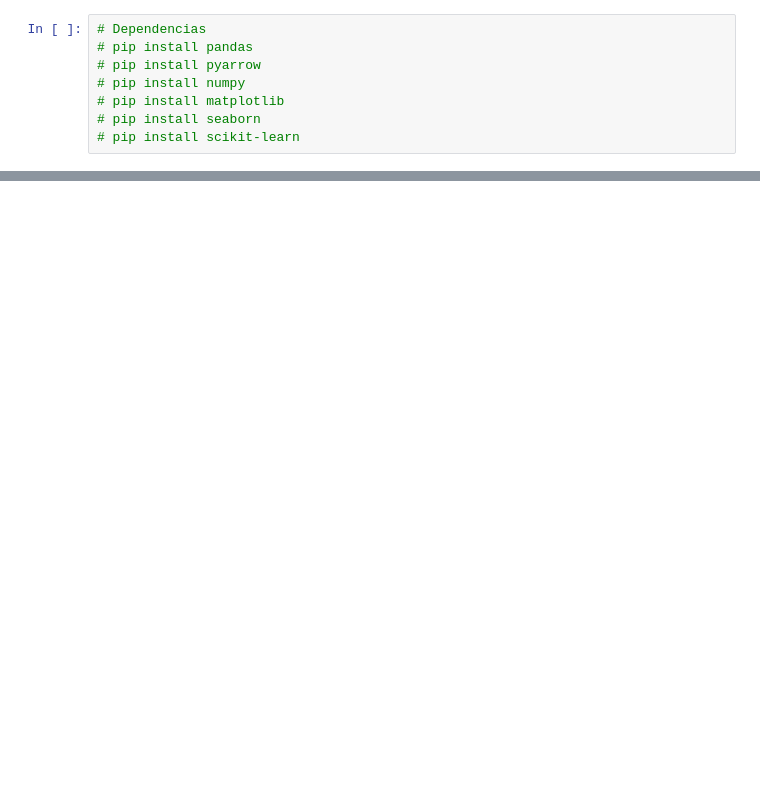
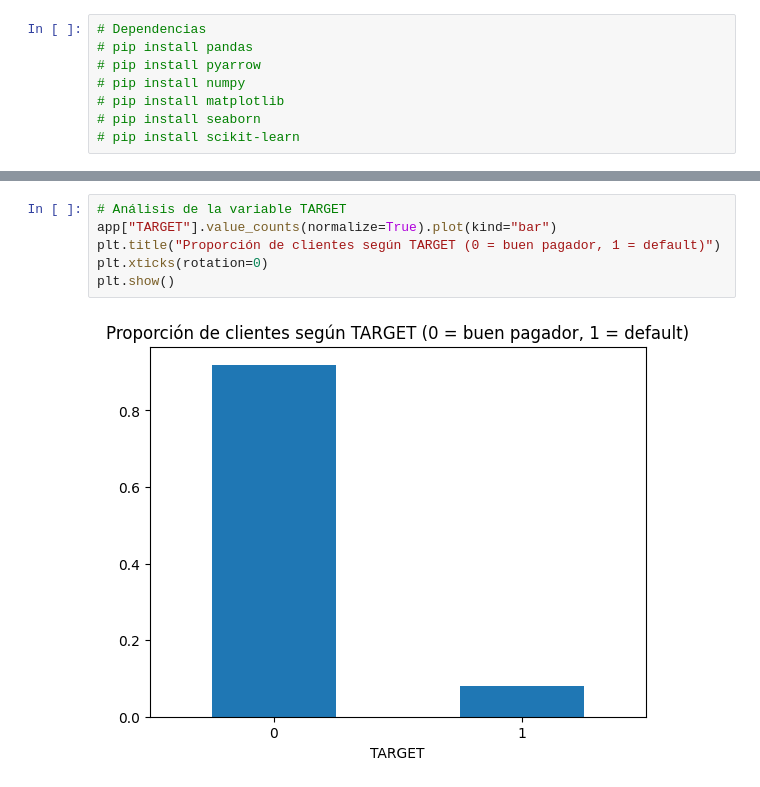
Before and after one commit to ezequielesq/Prueba-N3-Machine-Learning, a Jupyter notebook: Prueba_N°3.ipynb, the cells around one changed output, grey strips where cells are left out. Cells and saved outputs as stored; diff of their text form; blank space fills up the shorter version.

```diff
--- a/Prueba_N°3.ipynb
+++ b/Prueba_N°3.ipynb
@@ -100,0 +166,8 @@ Length: 122, dtype: object
+# %%
+# Análisis de la variable TARGET
+app["TARGET"].value_counts(normalize=True).plot(kind="bar")
+plt.title("Proporción de clientes según TARGET (0 = buen pagador, 1 = default)")
+plt.xticks(rotation=0)
+plt.show()
+# %% [output]
+[figure, added]
```
Also changed, not shown: parts of 29 cells of this notebook.
